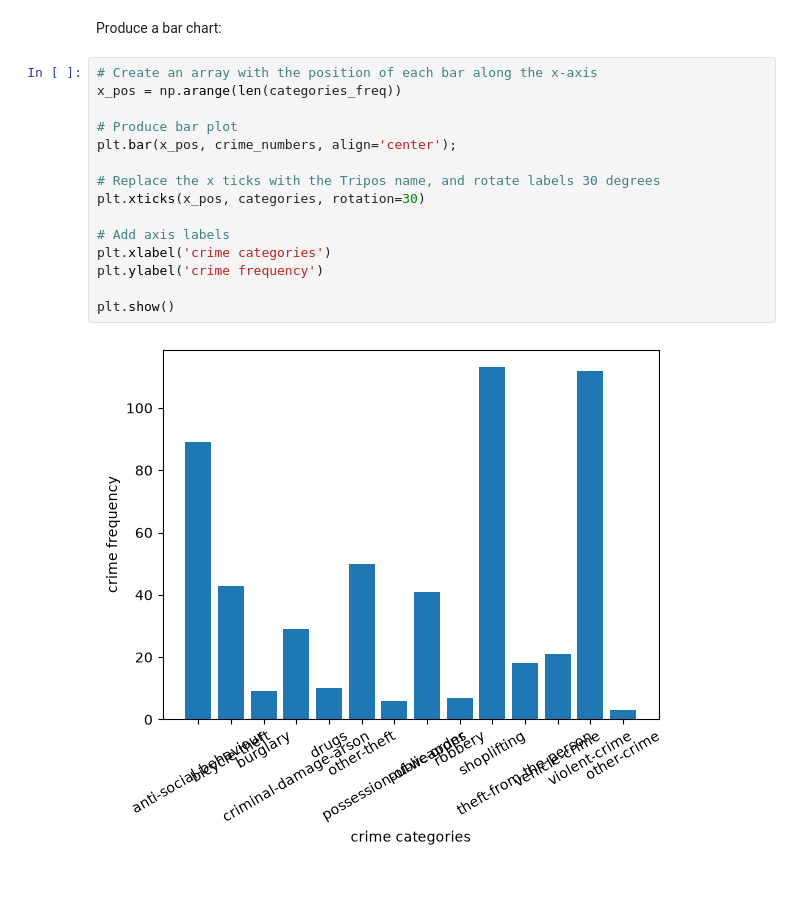
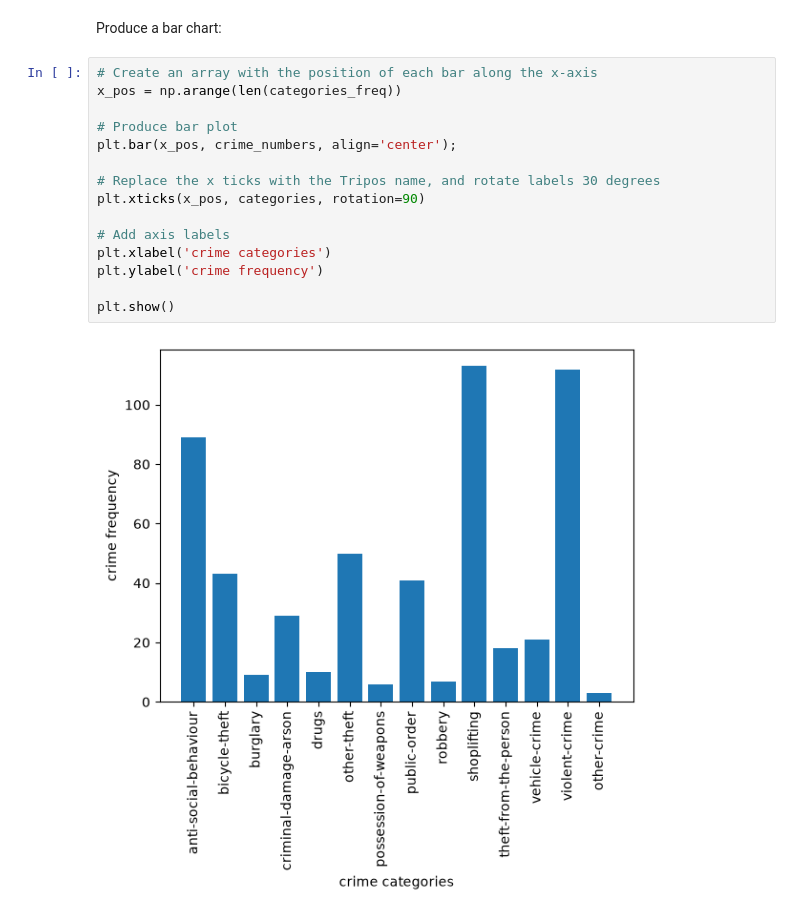
Before and after one commit to sc2664/PartIA-Computing-Michaelmas, a Jupyter notebook: Exercises/08 Exercises.ipynb, the cells around one changed output. Drawn from its saved outputs; the diff is of its cells as text; blank space fills up the shorter version.

```diff
--- a/Exercises/08 Exercises.ipynb
+++ b/Exercises/08 Exercises.ipynb
@@ -329,17 +334,17 @@ Produce a bar chart:
 # %%
 # Create an array with the position of each bar along the x-axis
 x_pos = np.arange(len(categories_freq))
 
 # Produce bar plot
 plt.bar(x_pos, crime_numbers, align='center');
 
 # Replace the x ticks with the Tripos name, and rotate labels 30 degrees
-plt.xticks(x_pos, categories, rotation=30)
+plt.xticks(x_pos, categories, rotation=90)
 
 # Add axis labels
 plt.xlabel('crime categories')
 plt.ylabel('crime frequency')
 
 plt.show()
 # %% [output]
-[figure, old version]
+[figure, new version]
```
Also changed, not shown: parts of 1 cell of this notebook.
